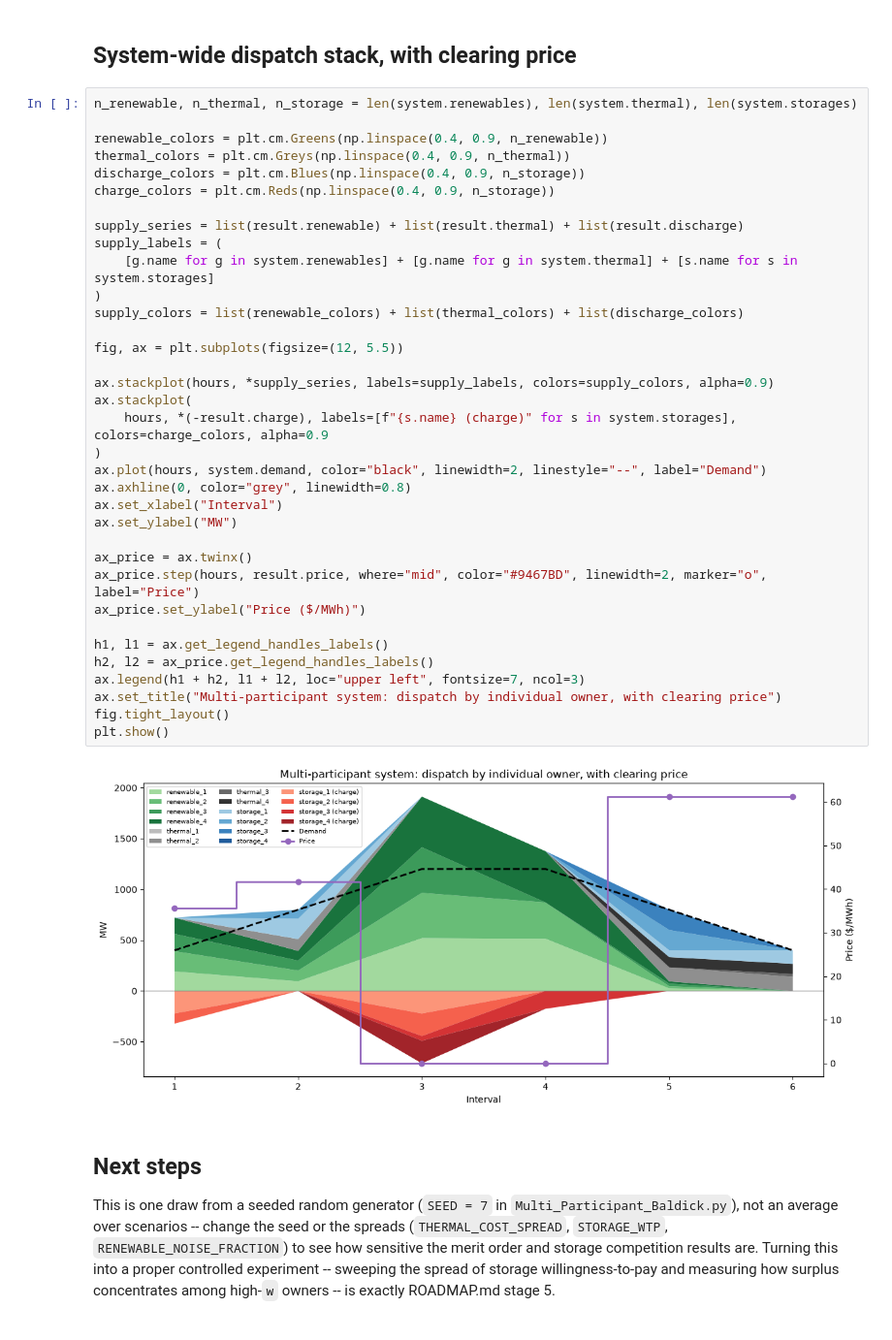
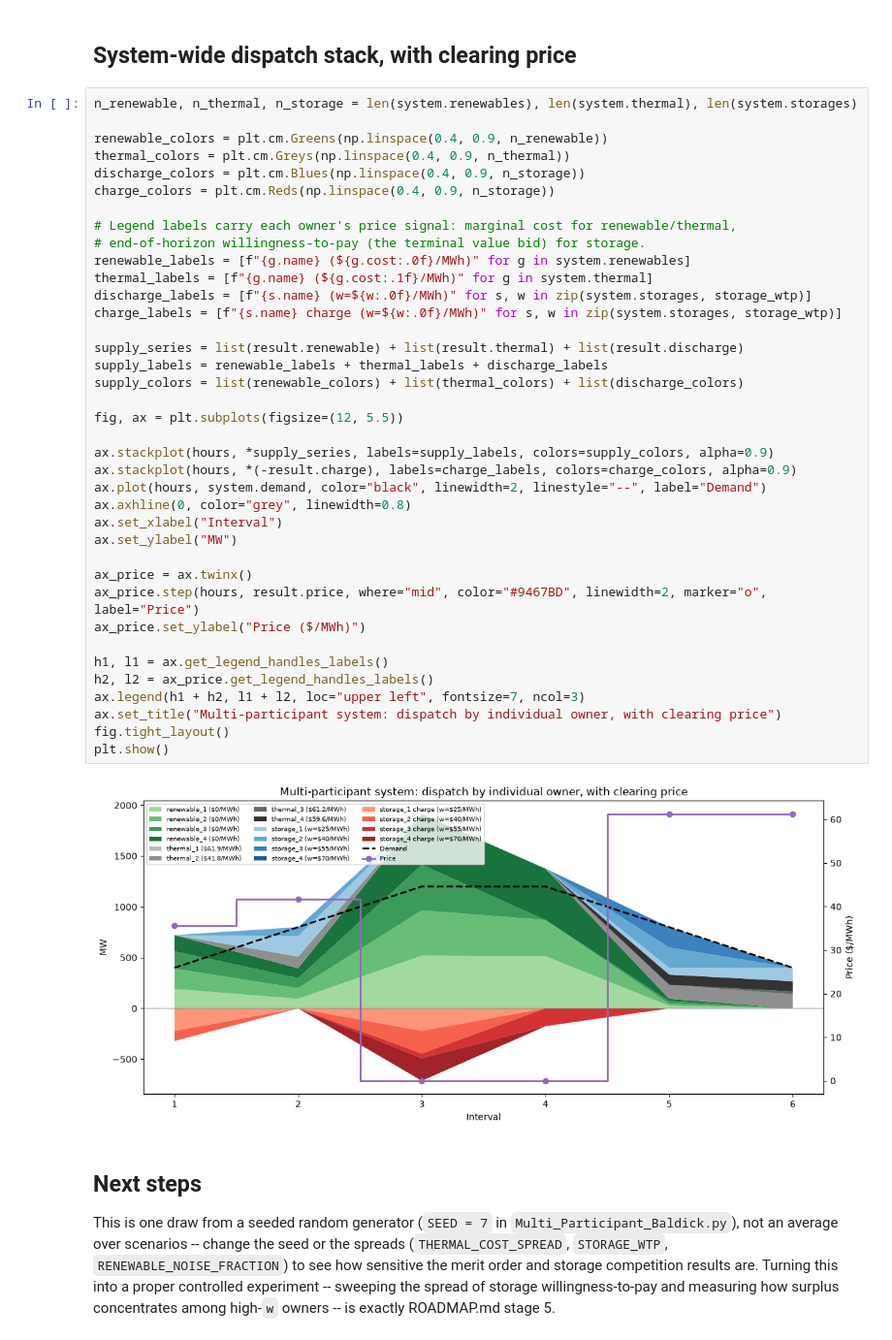
Before and after one commit to ccanoyrac/ESS-equivalent-bids-from-SOC-DA-market, a Jupyter notebook: Code/notebooks/Multi_Participant_Baldick.ipynb, the cells around one changed output. Shown at 97% size. Saved outputs shown, nothing was run; the diff lists cells and outputs as text.

Commit message:
Show each owner's cost/bid in the dispatch-stack legend
Legend labels now carry each participant's price signal: marginal cost for
renewable ($0/MWh, shown for consistency) and thermal owners, end-of-horizon
willingness-to-pay (the terminal value bid) for storage owners, on both the
discharge and charge series.

Co-Authored-By: Claude Sonnet 5 <noreply@anthropic.com>

```diff
--- a/Code/notebooks/Multi_Participant_Baldick.ipynb
+++ b/Code/notebooks/Multi_Participant_Baldick.ipynb
@@ -216,40 +216,43 @@ meaningful about these four owners.
 # %%
 n_renewable, n_thermal, n_storage = len(system.renewables), len(system.thermal), len(system.storages)
 
 renewable_colors = plt.cm.Greens(np.linspace(0.4, 0.9, n_renewable))
 thermal_colors = plt.cm.Greys(np.linspace(0.4, 0.9, n_thermal))
 discharge_colors = plt.cm.Blues(np.linspace(0.4, 0.9, n_storage))
 charge_colors = plt.cm.Reds(np.linspace(0.4, 0.9, n_storage))
 
+# Legend labels carry each owner's price signal: marginal cost for renewable/thermal,
+# end-of-horizon willingness-to-pay (the terminal value bid) for storage.
+renewable_labels = [f"{g.name} (${g.cost:.0f}/MWh)" for g in system.renewables]
+thermal_labels = [f"{g.name} (${g.cost:.1f}/MWh)" for g in system.thermal]
+discharge_labels = [f"{s.name} (w=${w:.0f}/MWh)" for s, w in zip(system.storages, storage_wtp)]
+charge_labels = [f"{s.name} charge (w=${w:.0f}/MWh)" for s, w in zip(system.storages, storage_wtp)]
+
 supply_series = list(result.renewable) + list(result.thermal) + list(result.discharge)
-supply_labels = (
-    [g.name for g in system.renewables] + [g.name for g in system.thermal] + [s.name for s in system.storages]
-)
+supply_labels = renewable_labels + thermal_labels + discharge_labels
 supply_colors = list(renewable_colors) + list(thermal_colors) + list(discharge_colors)
 
 fig, ax = plt.subplots(figsize=(12, 5.5))
 
 ax.stackplot(hours, *supply_series, labels=supply_labels, colors=supply_colors, alpha=0.9)
-ax.stackplot(
-    hours, *(-result.charge), labels=[f"{s.name} (charge)" for s in system.storages], colors=charge_colors, alpha=0.9
-)
+ax.stackplot(hours, *(-result.charge), labels=charge_labels, colors=charge_colors, alpha=0.9)
 ax.plot(hours, system.demand, color="black", linewidth=2, linestyle="--", label="Demand")
 ax.axhline(0, color="grey", linewidth=0.8)
 ax.set_xlabel("Interval")
 ax.set_ylabel("MW")
 
 ax_price = ax.twinx()
 ax_price.step(hours, result.price, where="mid", color="#9467BD", linewidth=2, marker="o", label="Price")
 ax_price.set_ylabel("Price ($/MWh)")
 
 h1, l1 = ax.get_legend_handles_labels()
 h2, l2 = ax_price.get_legend_handles_labels()
 ax.legend(h1 + h2, l1 + l2, loc="upper left", fontsize=7, ncol=3)
 ax.set_title("Multi-participant system: dispatch by individual owner, with clearing price")
 fig.tight_layout()
 plt.show()
 # %% [output]
-[figure, old version]
+[figure, new version]
 # %% [markdown]
 ## Next steps
 
```
